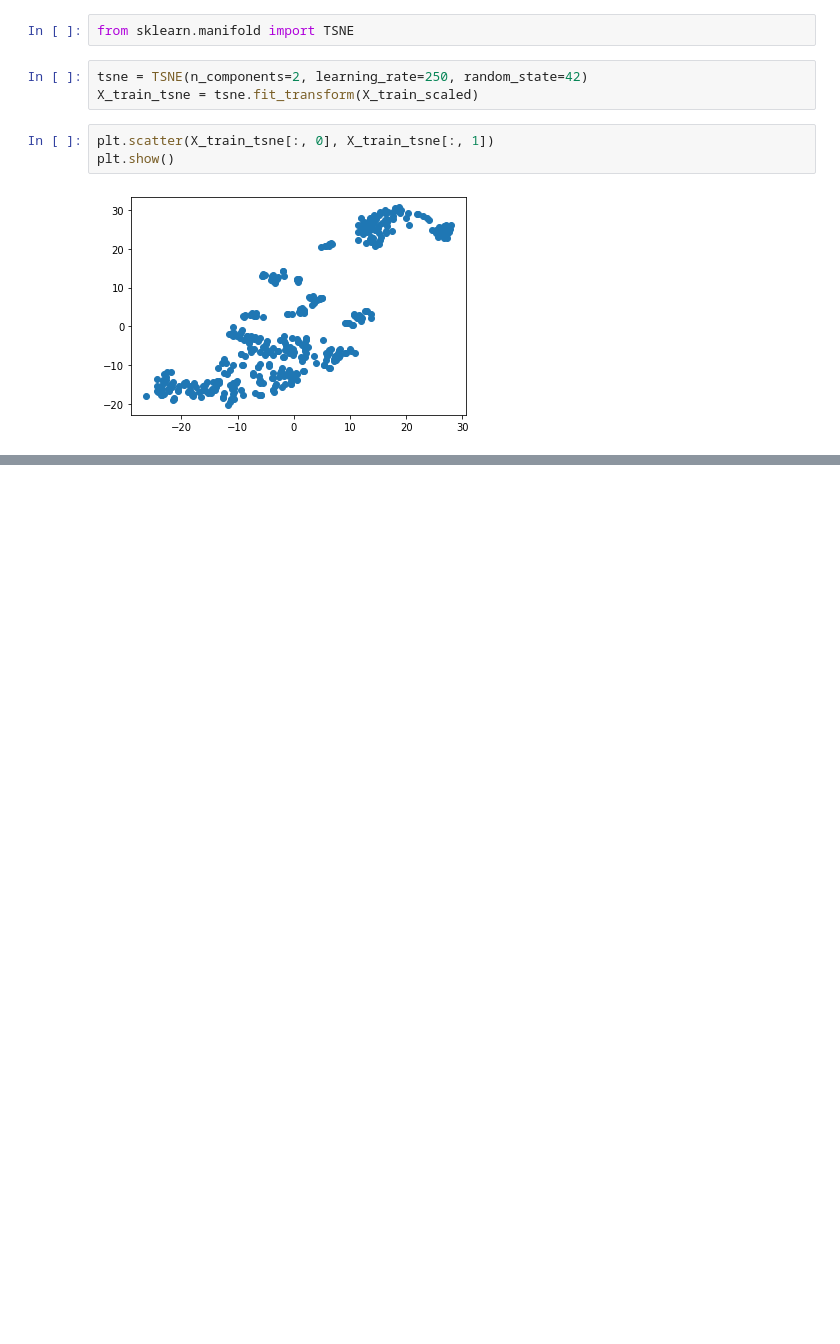
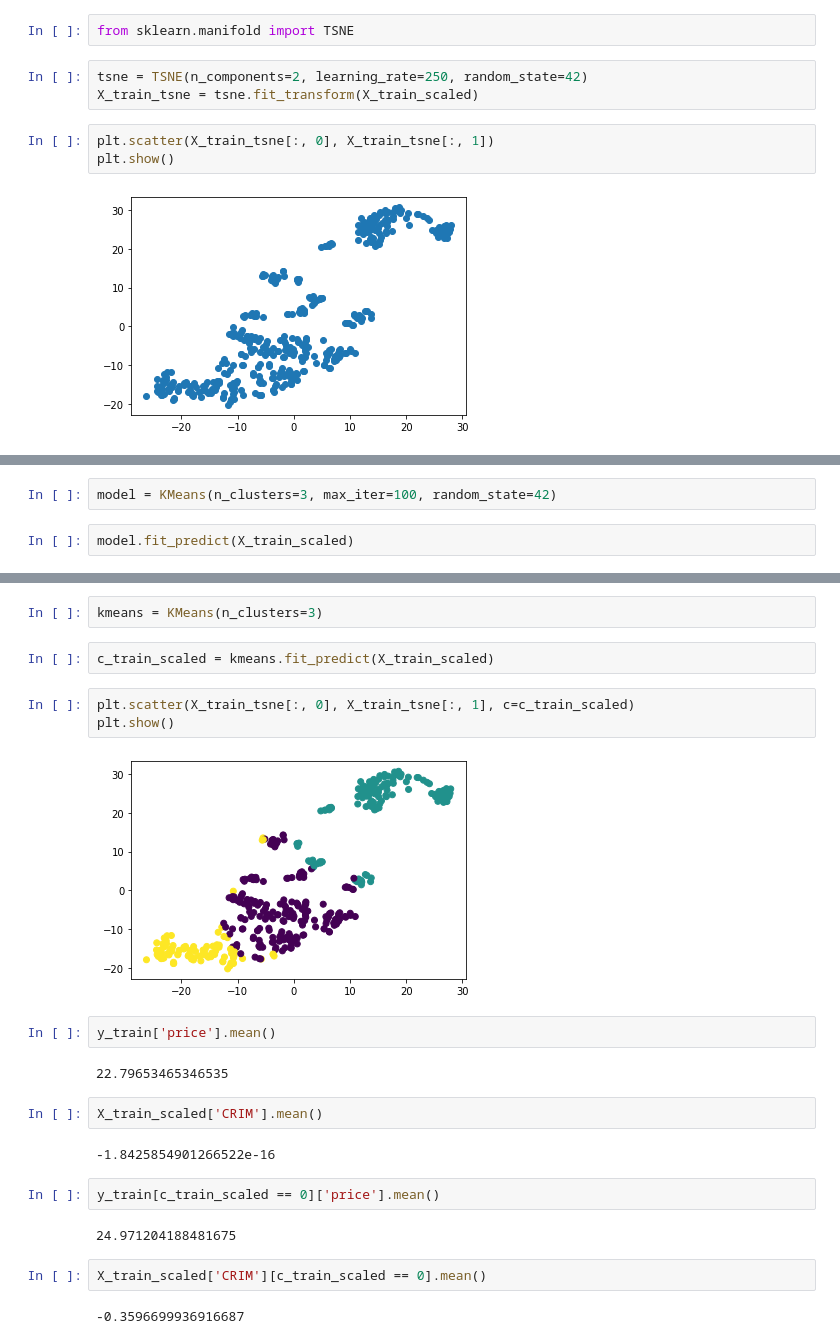
Before and after one commit to n1k-n1k/python-DS-libs-part-1--ML-spec--GB, a Jupyter notebook: units/unit_4_unsupervised_learning/GB_DS_libs_p1_unit_4_USL.ipynb, the cells around one changed output, grey strips where cells are left out. Saved outputs shown, nothing was run; the diff lists cells and outputs as text; blank space fills up the shorter version.

```diff
--- a/units/unit_4_unsupervised_learning/GB_DS_libs_p1_unit_4_USL.ipynb
+++ b/units/unit_4_unsupervised_learning/GB_DS_libs_p1_unit_4_USL.ipynb
@@ -115,0 +128,4 @@ plt.show()
+# %%
+model = KMeans(n_clusters=3, max_iter=100, random_state=42)
+# %%
+model.fit_predict(X_train_scaled)
@@ -115,0 +152,25 @@ plt.show()
+# %%
+kmeans = KMeans(n_clusters=3)
+# %%
+c_train_scaled = kmeans.fit_predict(X_train_scaled)
+# %%
+plt.scatter(X_train_tsne[:, 0], X_train_tsne[:, 1], c=c_train_scaled)
+plt.show()
+# %% [output]
+[figure, added]
+# %%
+y_train['price'].mean()
+# %% [output]
+22.79653465346535
+# %%
+X_train_scaled['CRIM'].mean()
+# %% [output]
+-1.8425854901266522e-16
+# %%
+y_train[c_train_scaled == 0]['price'].mean()
+# %% [output]
+24.971204188481675
+# %%
+X_train_scaled['CRIM'][c_train_scaled == 0].mean()
+# %% [output]
+-0.3596699936916687
```
Also changed, not shown: parts of 8 cells of this notebook.
